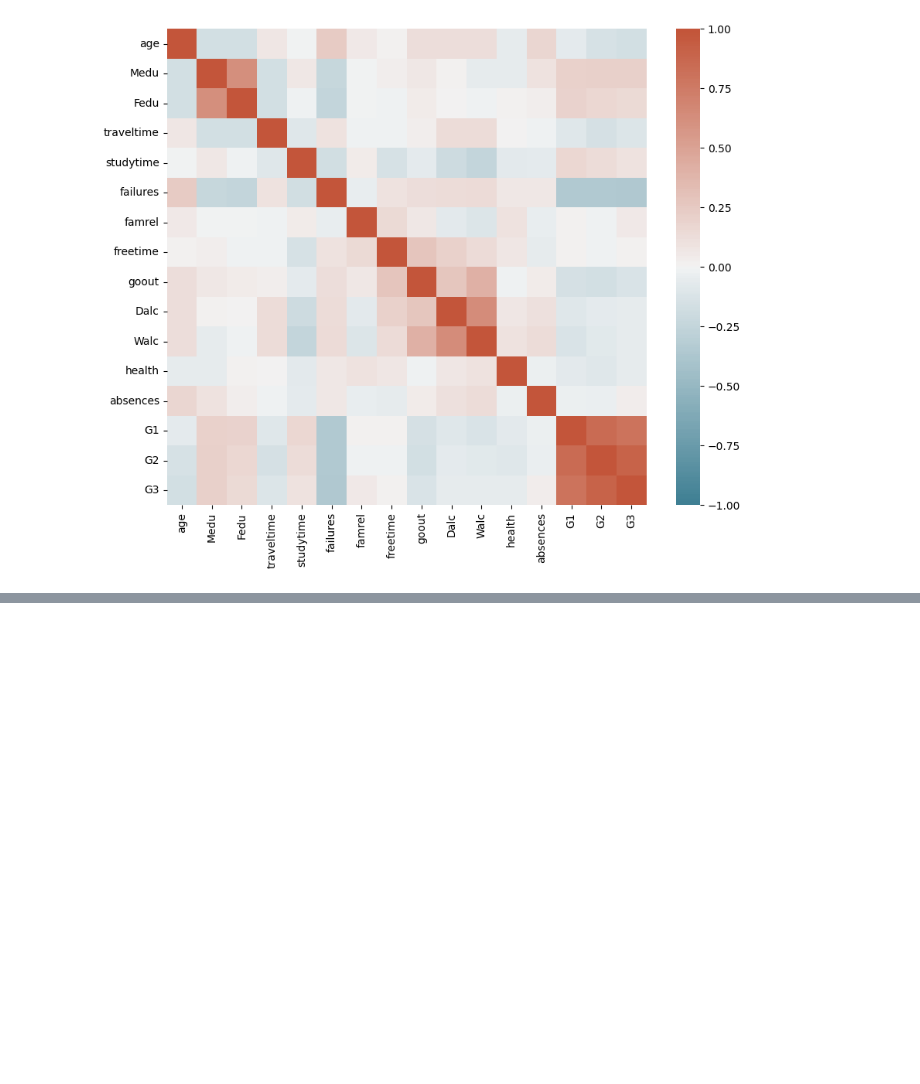
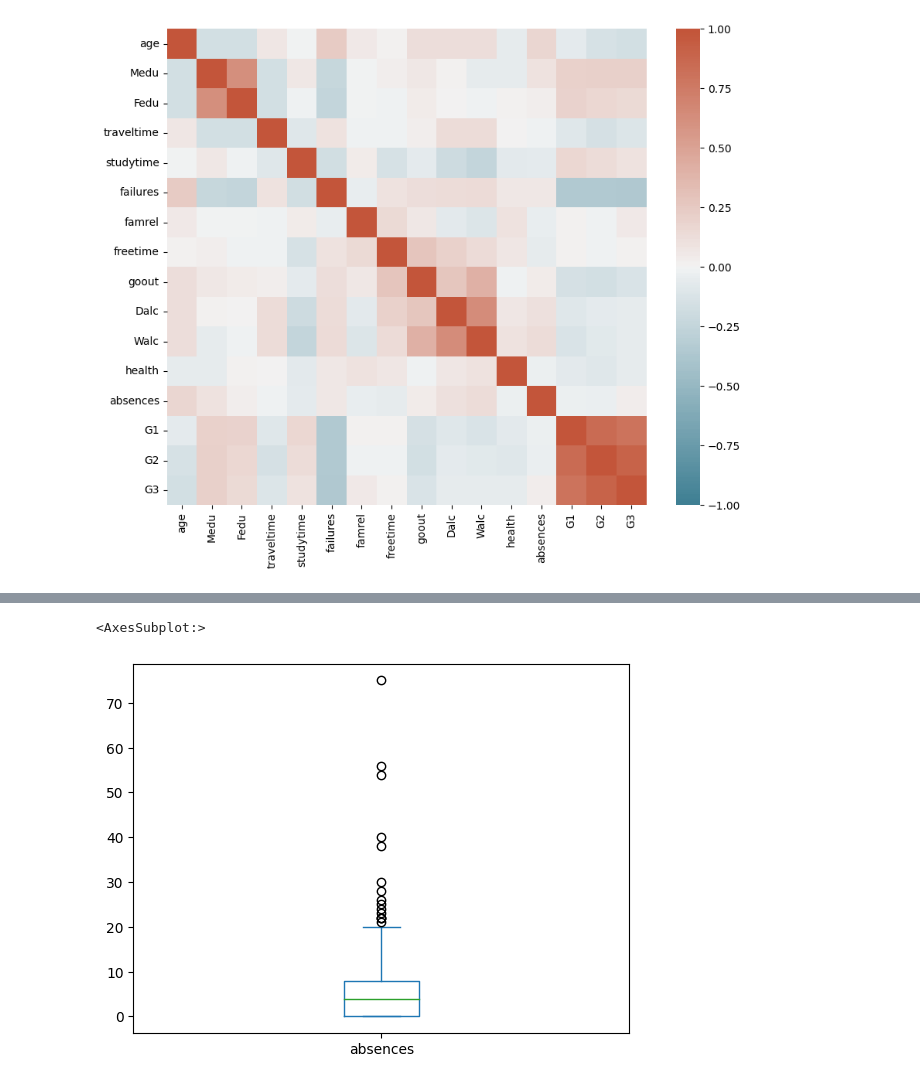
Before and after one commit to Aayush181509/AI-Workshop, a Jupyter notebook: ML_Workflow.ipynb, the cells around one changed output, grey strips where cells are left out. Saved outputs shown, nothing was run; the diff lists cells and outputs as text; code cells hidden in the pictures; blank space fills up the shorter version.

```diff
--- a/ML_Workflow.ipynb
+++ b/ML_Workflow.ipynb
@@ -139,0 +261,5 @@ sns.heatmap(df.select_dtypes(include=np.number).corr(),
+# %%
+df['absences'].plot(kind='box')
+# %% [output]
+<AxesSubplot:>
+[figure, added]
```
Also changed, not shown: parts of 24 cells of this notebook, 25 other files.
